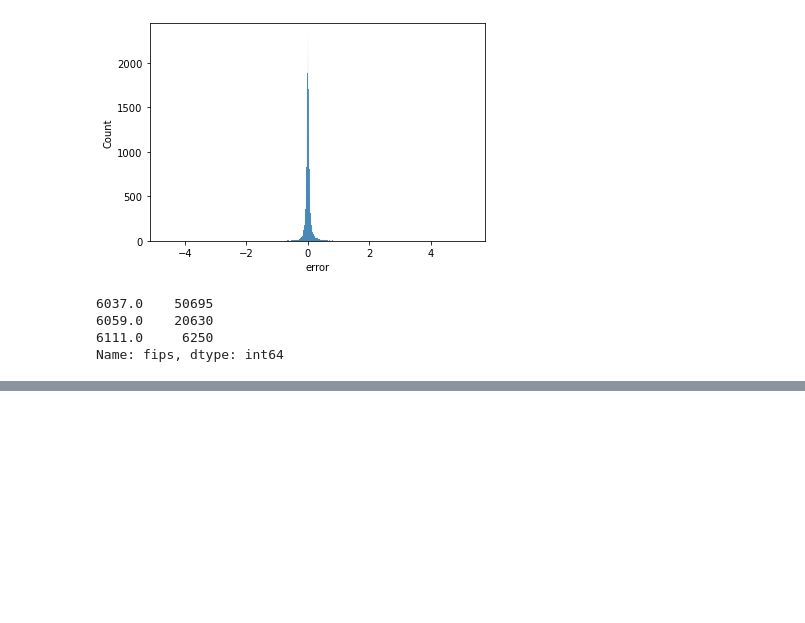
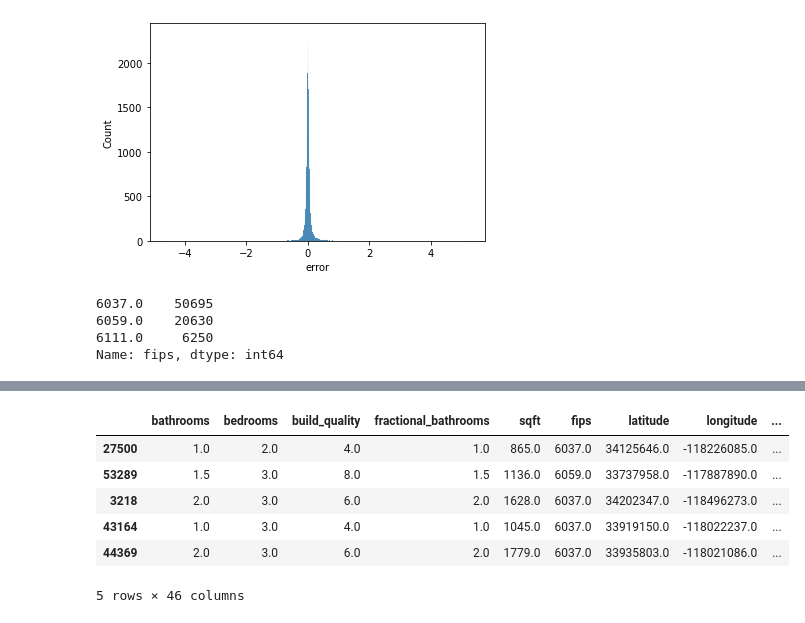
Before and after one commit to david-and-brandon-the-sa-se-bros/zillow-clustering-project, a Jupyter notebook: david_scratch_notebook.ipynb, the cells around one changed output, grey strips where cells are left out. Saved outputs shown, nothing was run; the diff lists cells and outputs as text; code cells hidden in the pictures; blank space fills up the shorter version.

```diff
--- a/david_scratch_notebook.ipynb
+++ b/david_scratch_notebook.ipynb
@@ -142,0 +136,10 @@ utils.generate_scaled_splits(train[cont_vars],validate[cont_vars], test[cont_var
+# %%
+train.head(5)
+# %% [output]
+|  | bathrooms | bedrooms | build_quality | fractional_bathrooms | sqft | fips | latitude | longitude | ... |
+| 27500 | 1.0 | 2.0 | 4.0 | 1.0 | 865.0 | 6037.0 | 34125646.0 | -118226085.0 | ... |
+| 53289 | 1.5 | 3.0 | 8.0 | 1.5 | 1136.0 | 6059.0 | 33737958.0 | -117887890.0 | ... |
+| 3218 | 2.0 | 3.0 | 6.0 | 2.0 | 1628.0 | 6037.0 | 34202347.0 | -118496273.0 | ... |
+| 43164 | 1.0 | 3.0 | 4.0 | 1.0 | 1045.0 | 6037.0 | 33919150.0 | -118022237.0 | ... |
+| 44369 | 2.0 | 3.0 | 6.0 | 2.0 | 1779.0 | 6037.0 | 33935803.0 | -118021086.0 | ... |
+5 rows × 46 columns
```
Also changed, not shown: parts of 5 cells of this notebook, 4 other files.
